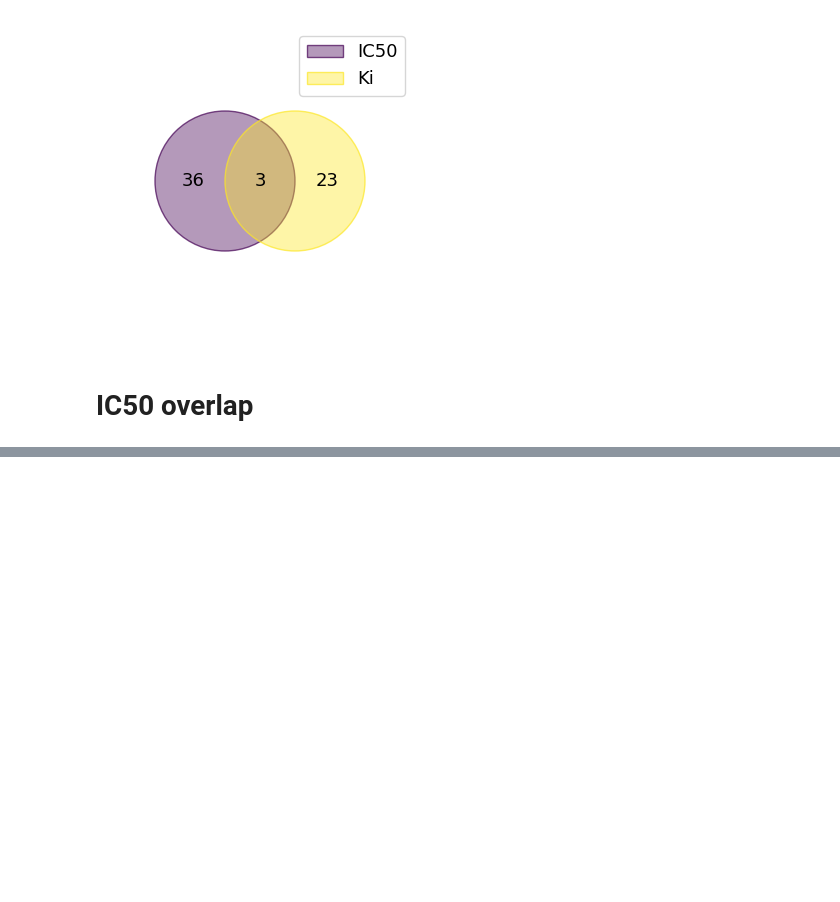
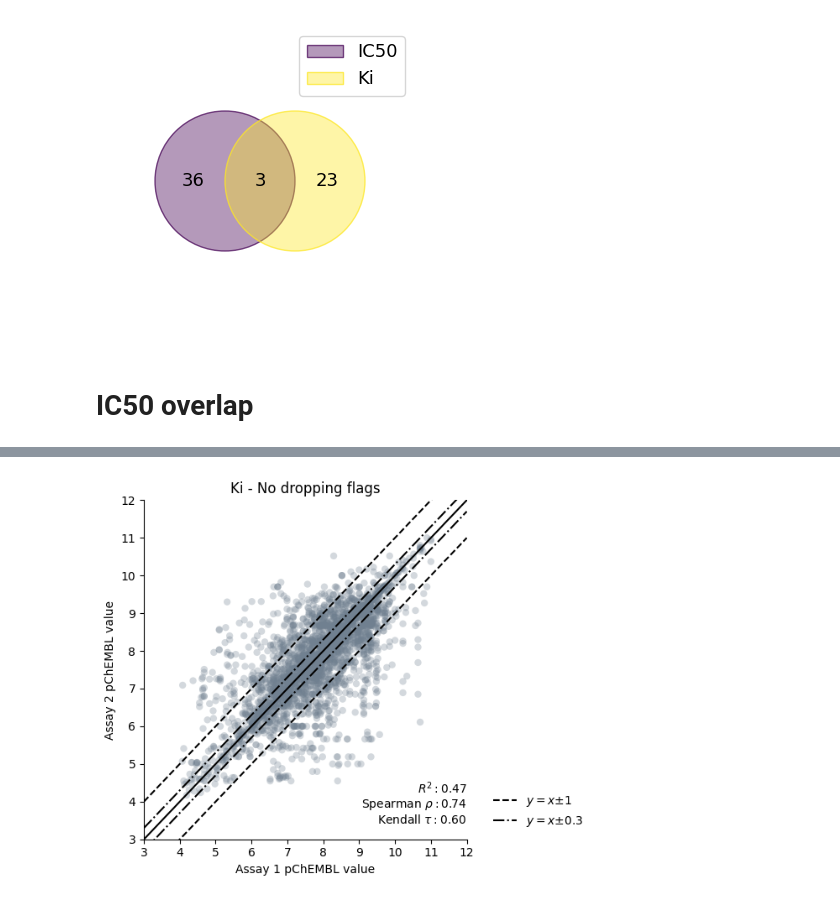
Before and after one commit to CDDLeiden/Capricho, a Jupyter notebook: notebooks/analysis.ipynb, the cells around one changed output, grey strips where cells are left out. Saved outputs shown, nothing was run; the diff lists cells and outputs as text; code cells hidden in the pictures; blank space fills up the shorter version.

```diff
--- a/notebooks/analysis.ipynb
+++ b/notebooks/analysis.ipynb
@@ -393,0 +215,11 @@ See the caveats in the documentation: https://pandas.pydata.org/pandas-docs/stab
+# %%
+# Plot clean Ki data (no dropping flags, excluding calculated pChEMBL)
+rm_process_obs = ProcessingComment.CALCULATED_PCHEMBL.value
+
+subset_ki_clean = exploded_subset_ki.query(
+    'dropping_comment == "" & ~processing_comment.str.contains(@rm_process_obs, regex=True)'
+)
+fig, ax = plot_subset(subset_ki_clean, title="Ki - No dropping flags")
+fig.savefig("Ki_allFiltered.png", dpi=300, bbox_inches="tight", transparent=True)
+# %% [output]
+[figure, added]
```
Also changed, not shown: parts of 19 cells of this notebook, 2 other files.
